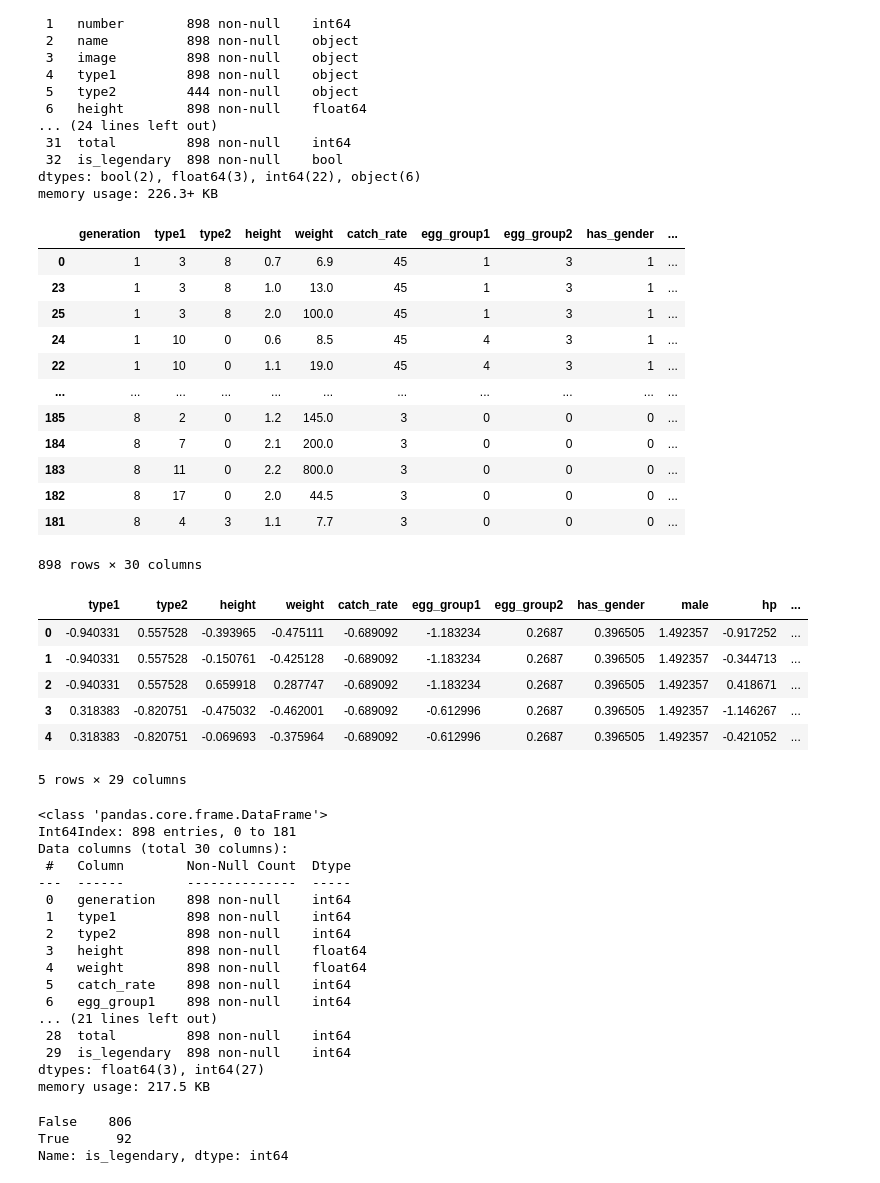
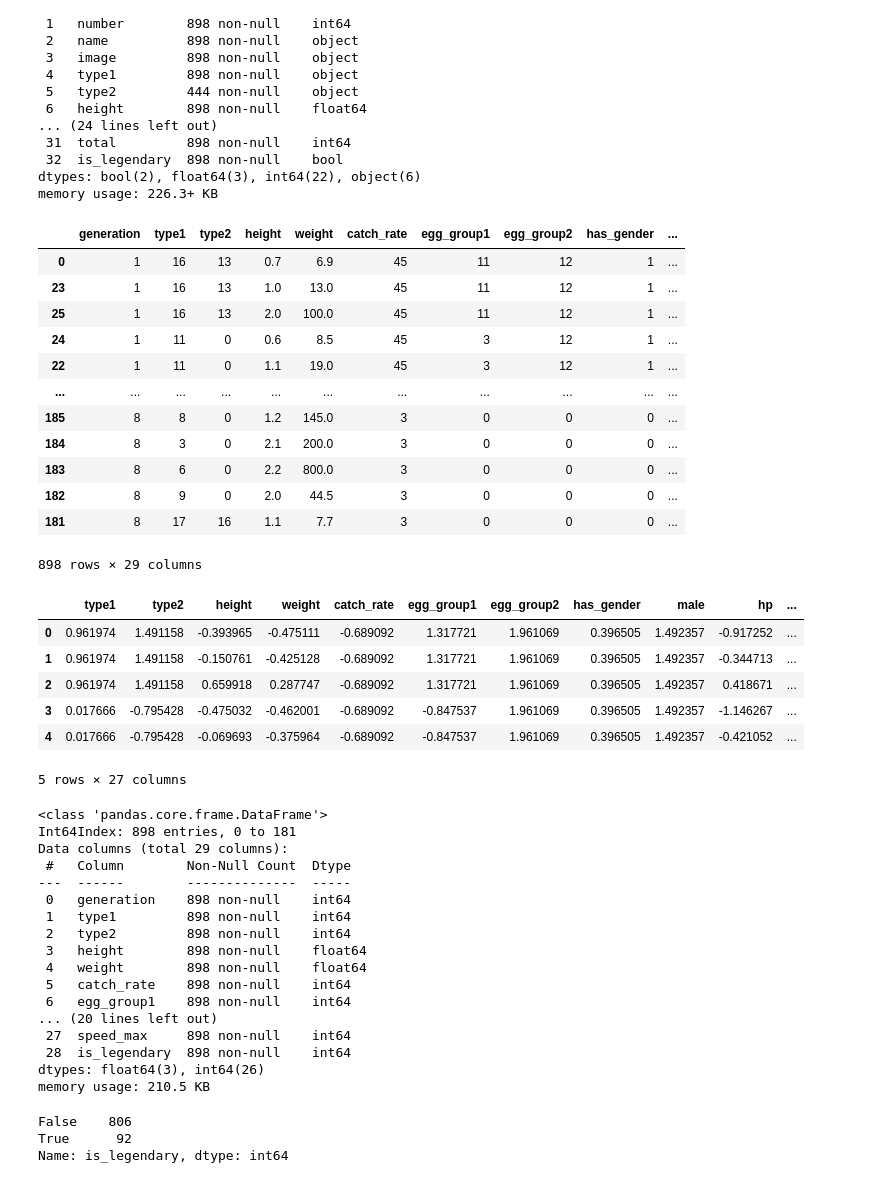
Before and after one commit to wangzuo/pokemon-ml, a Jupyter notebook: pokemon.ipynb, the cells around one changed output. Drawn from its saved outputs; the diff is of its cells as text; code cells hidden in the pictures.

```diff
--- a/pokemon.ipynb
+++ b/pokemon.ipynb
@@ -47,32 +51,32 @@ memory usage: 226.3+ KB
 # %%
 types = set.union(set(pokemon['type1'].value_counts().keys()), set(pokemon['type2'].value_counts().keys()))
 egg_groups = set.union(set(pokemon['egg_group1'].value_counts().keys()), set(pokemon['egg_group2'].value_counts().keys()))
 new_types = {k: v+1 for v, k in enumerate(types)}
 new_egg_groups = {k: v+1 for v, k in enumerate(egg_groups)}
 tf = { True: 1, False: 0}
 
-data = pokemon.drop(columns=['number', 'name', 'image']) \
+data = pokemon.drop(columns=['number', 'name', 'image', 'total']) \
     .fillna(value=0) \
     .replace({"type1": new_types, "type2": new_types}) \
     .replace({"egg_group1": new_egg_groups, "egg_group2": new_egg_groups}) \
     .replace({"has_gender": tf, "is_legendary": tf})
 data
 # %% [output]
 |  | generation | type1 | type2 | height | weight | catch_rate | egg_group1 | egg_group2 | has_gender | ... |
-| 0 | 1 | 3 | 8 | 0.7 | 6.9 | 45 | 1 | 3 | 1 | ... |
-| 23 | 1 | 3 | 8 | 1.0 | 13.0 | 45 | 1 | 3 | 1 | ... |
-| 25 | 1 | 3 | 8 | 2.0 | 100.0 | 45 | 1 | 3 | 1 | ... |
-| 24 | 1 | 10 | 0 | 0.6 | 8.5 | 45 | 4 | 3 | 1 | ... |
-| 22 | 1 | 10 | 0 | 1.1 | 19.0 | 45 | 4 | 3 | 1 | ... |
+| 0 | 1 | 16 | 13 | 0.7 | 6.9 | 45 | 11 | 12 | 1 | ... |
+| 23 | 1 | 16 | 13 | 1.0 | 13.0 | 45 | 11 | 12 | 1 | ... |
+| 25 | 1 | 16 | 13 | 2.0 | 100.0 | 45 | 11 | 12 | 1 | ... |
+| 24 | 1 | 11 | 0 | 0.6 | 8.5 | 45 | 3 | 12 | 1 | ... |
+| 22 | 1 | 11 | 0 | 1.1 | 19.0 | 45 | 3 | 12 | 1 | ... |
 | ... | ... | ... | ... | ... | ... | ... | ... | ... | ... | ... |
-| 185 | 8 | 2 | 0 | 1.2 | 145.0 | 3 | 0 | 0 | 0 | ... |
-| 184 | 8 | 7 | 0 | 2.1 | 200.0 | 3 | 0 | 0 | 0 | ... |
-| 183 | 8 | 11 | 0 | 2.2 | 800.0 | 3 | 0 | 0 | 0 | ... |
-| 182 | 8 | 17 | 0 | 2.0 | 44.5 | 3 | 0 | 0 | 0 | ... |
-| 181 | 8 | 4 | 3 | 1.1 | 7.7 | 3 | 0 | 0 | 0 | ... |
+| 185 | 8 | 8 | 0 | 1.2 | 145.0 | 3 | 0 | 0 | 0 | ... |
+| 184 | 8 | 3 | 0 | 2.1 | 200.0 | 3 | 0 | 0 | 0 | ... |
+| 183 | 8 | 6 | 0 | 2.2 | 800.0 | 3 | 0 | 0 | 0 | ... |
+| 182 | 8 | 9 | 0 | 2.0 | 44.5 | 3 | 0 | 0 | 0 | ... |
+| 181 | 8 | 17 | 16 | 1.1 | 7.7 | 3 | 0 | 0 | 0 | ... |
-898 rows × 30 columns
+898 rows × 29 columns
 # %%
-d = data.drop(columns=['generation'])
+d = data.drop(columns=['generation', 'is_legendary'])
 scaler = StandardScaler()
 scaler.fit(d)
 X_scale = scaler.transform(d)
@@ -80,18 +84,18 @@ scaled_data = pd.DataFrame(X_scale, columns=d.columns)
 scaled_data.head()
 # %% [output]
 |  | type1 | type2 | height | weight | catch_rate | egg_group1 | egg_group2 | has_gender | male | hp | ... |
-| 0 | -0.940331 | 0.557528 | -0.393965 | -0.475111 | -0.689092 | -1.183234 | 0.2687 | 0.396505 | 1.492357 | -0.917252 | ... |
-| 1 | -0.940331 | 0.557528 | -0.150761 | -0.425128 | -0.689092 | -1.183234 | 0.2687 | 0.396505 | 1.492357 | -0.344713 | ... |
-| 2 | -0.940331 | 0.557528 | 0.659918 | 0.287747 | -0.689092 | -1.183234 | 0.2687 | 0.396505 | 1.492357 | 0.418671 | ... |
-| 3 | 0.318383 | -0.820751 | -0.475032 | -0.462001 | -0.689092 | -0.612996 | 0.2687 | 0.396505 | 1.492357 | -1.146267 | ... |
-| 4 | 0.318383 | -0.820751 | -0.069693 | -0.375964 | -0.689092 | -0.612996 | 0.2687 | 0.396505 | 1.492357 | -0.421052 | ... |
+| 0 | 0.961974 | 1.491158 | -0.393965 | -0.475111 | -0.689092 | 1.317721 | 1.961069 | 0.396505 | 1.492357 | -0.917252 | ... |
+| 1 | 0.961974 | 1.491158 | -0.150761 | -0.425128 | -0.689092 | 1.317721 | 1.961069 | 0.396505 | 1.492357 | -0.344713 | ... |
+| 2 | 0.961974 | 1.491158 | 0.659918 | 0.287747 | -0.689092 | 1.317721 | 1.961069 | 0.396505 | 1.492357 | 0.418671 | ... |
+| 3 | 0.017666 | -0.795428 | -0.475032 | -0.462001 | -0.689092 | -0.847537 | 1.961069 | 0.396505 | 1.492357 | -1.146267 | ... |
+| 4 | 0.017666 | -0.795428 | -0.069693 | -0.375964 | -0.689092 | -0.847537 | 1.961069 | 0.396505 | 1.492357 | -0.421052 | ... |
-5 rows × 29 columns
+5 rows × 27 columns
 # %%
 data.info()
 # %% [output]
 <class 'pandas.core.frame.DataFrame'>
 Int64Index: 898 entries, 0 to 181
-Data columns (total 30 columns):
+Data columns (total 29 columns):
  #   Column        Non-Null Count  Dtype
 ---  ------        --------------  -----
  0   generation    898 non-null    int64
@@ -101,11 +105,11 @@ Data columns (total 30 columns):
  4   weight        898 non-null    float64
  5   catch_rate    898 non-null    int64
  6   egg_group1    898 non-null    int64
-... (21 lines left out)
- 28  total         898 non-null    int64
- 29  is_legendary  898 non-null    int64
-dtypes: float64(3), int64(27)
-memory usage: 217.5 KB
+... (20 lines left out)
+ 27  speed_max     898 non-null    int64
+ 28  is_legendary  898 non-null    int64
+dtypes: float64(3), int64(26)
+memory usage: 210.5 KB
 # %%
 pokemon['is_legendary'].value_counts()
 # %% [output]
```
Also changed, not shown: parts of 15 cells of this notebook, 4 other files.
